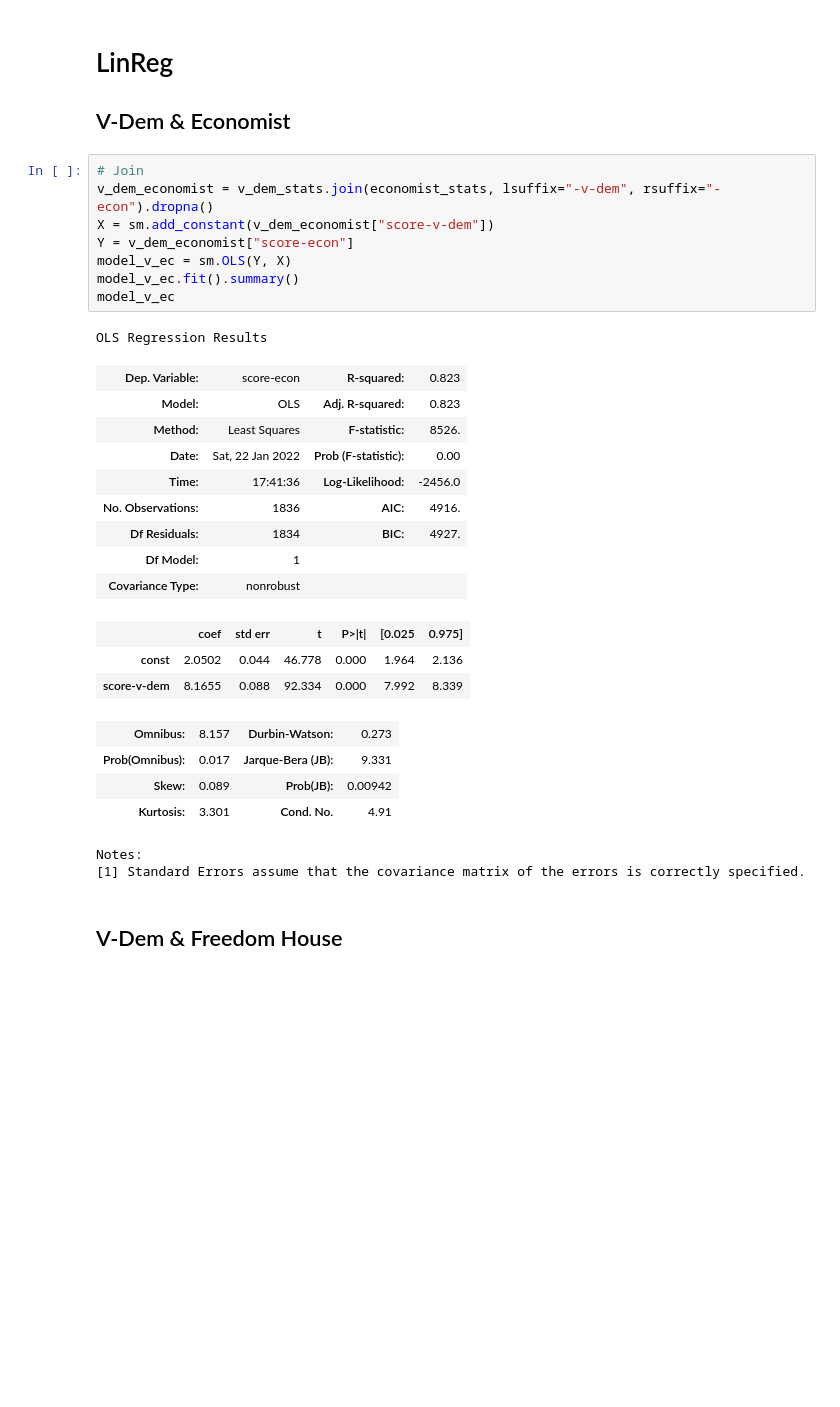
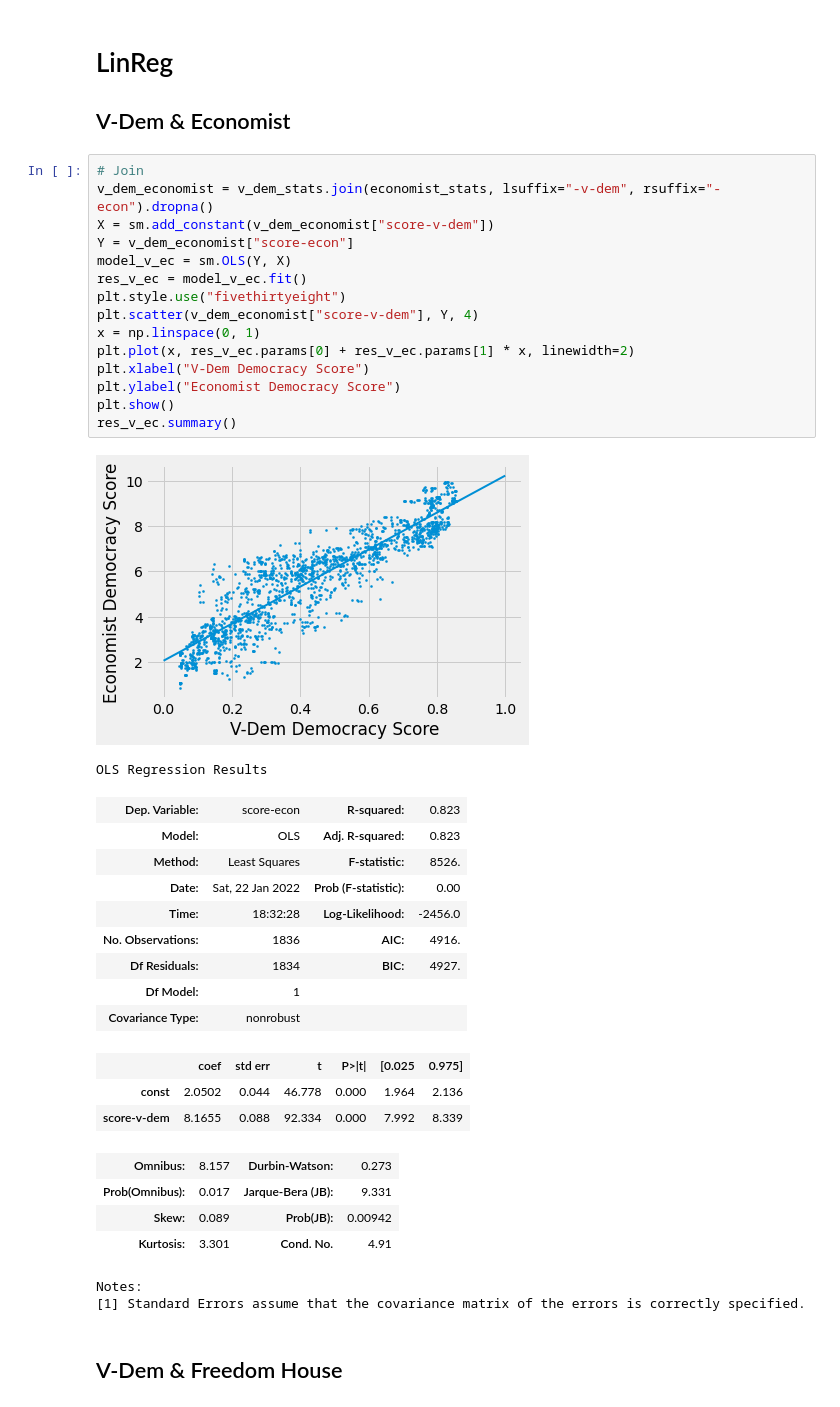
Before and after one commit to michadenheijer/DataWrangling, a Jupyter notebook: democracy-reliability.ipynb, the cells around one changed output. Cells and saved outputs as stored; diff of their text form; blank space fills up the shorter version.

```diff
--- a/democracy-reliability.ipynb
+++ b/democracy-reliability.ipynb
@@ -101,18 +101,26 @@ freedom_house_stats
 # %%
 # Join
 v_dem_economist = v_dem_stats.join(economist_stats, lsuffix="-v-dem", rsuffix="-econ").dropna()
 X = sm.add_constant(v_dem_economist["score-v-dem"])
 Y = v_dem_economist["score-econ"]
 model_v_ec = sm.OLS(Y, X)
-model_v_ec.fit().summary()
-model_v_ec
+res_v_ec = model_v_ec.fit()
+plt.style.use("fivethirtyeight")
+plt.scatter(v_dem_economist["score-v-dem"], Y, 4)
+x = np.linspace(0, 1)
+plt.plot(x, res_v_ec.params[0] + res_v_ec.params[1] * x, linewidth=2)
+plt.xlabel("V-Dem Democracy Score")
+plt.ylabel("Economist Democracy Score")
+plt.show()
+res_v_ec.summary()
 # %% [output]
+[figure, added]
 OLS Regression Results
 | Dep. Variable: | score-econ | R-squared: | 0.823 |
 | Model: | OLS | Adj. R-squared: | 0.823 |
 | Method: | Least Squares | F-statistic: | 8526. |
 | Date: | Sat, 22 Jan 2022 | Prob (F-statistic): | 0.00 |
-| Time: | 17:41:36 | Log-Likelihood: | -2456.0 |
+| Time: | 18:32:28 | Log-Likelihood: | -2456.0 |
 | No. Observations: | 1836 | AIC: | 4916. |
 | Df Residuals: | 1834 | BIC: | 4927. |
 | Df Model: | 1 |  |  |
```
Also changed, not shown: parts of 3 cells of this notebook.
